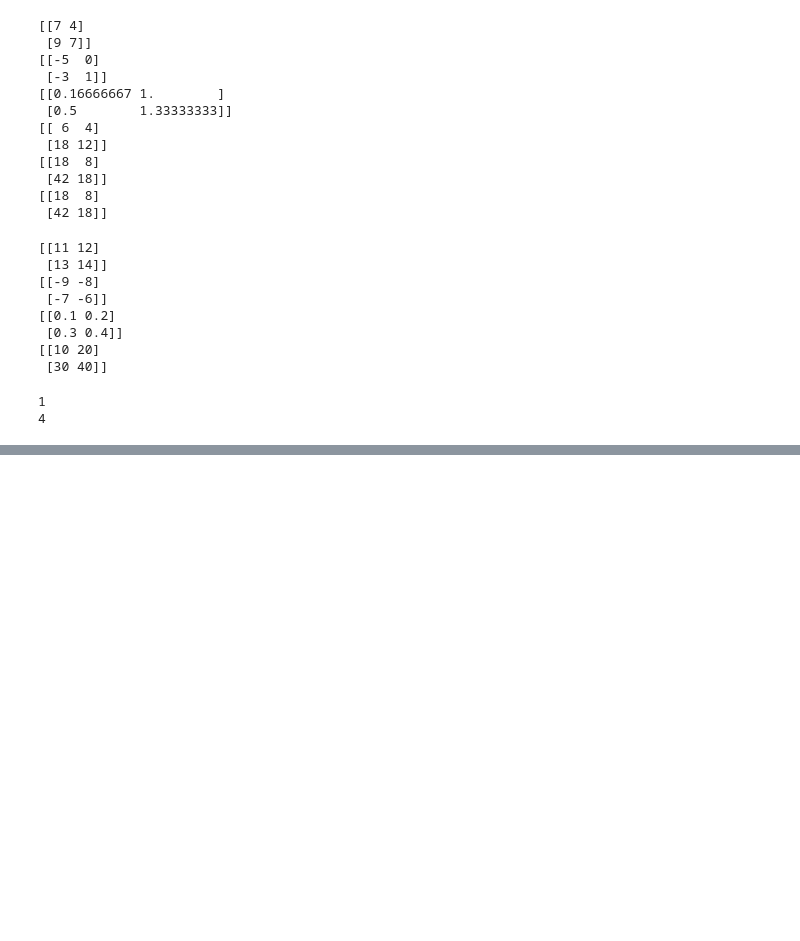
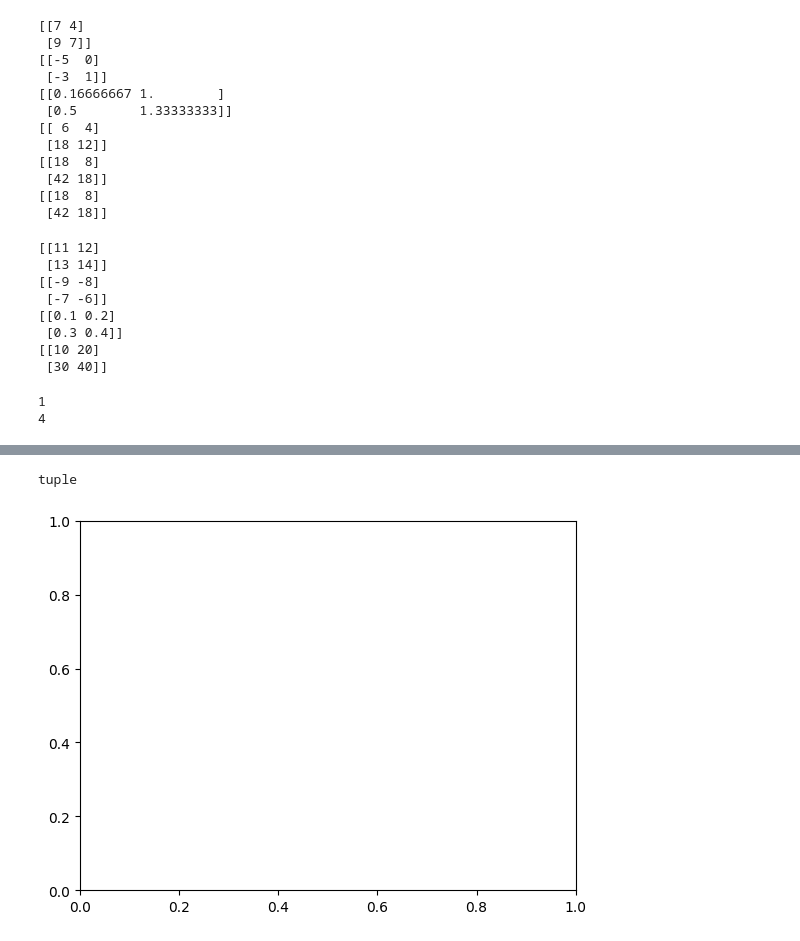
Before and after one commit to eishta1002/python-datascience, a Jupyter notebook: numpy.ipynb, the cells around one changed output, grey strips where cells are left out. Cells and saved outputs as stored; diff of their text form; code cells hidden in the pictures; blank space fills up the shorter version.

```diff
--- a/numpy.ipynb
+++ b/numpy.ipynb
@@ -288,0 +446,6 @@ print(x[1:-1,1:-1])
+# %%
+#visualisation
+type(plt.subplots())
+# %% [output]
+tuple
+[figure, added]
```
Also changed, not shown: parts of 25 cells of this notebook.
